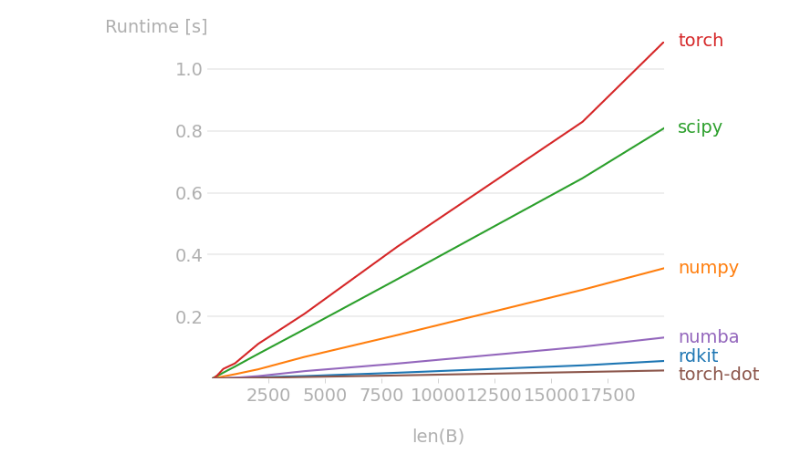
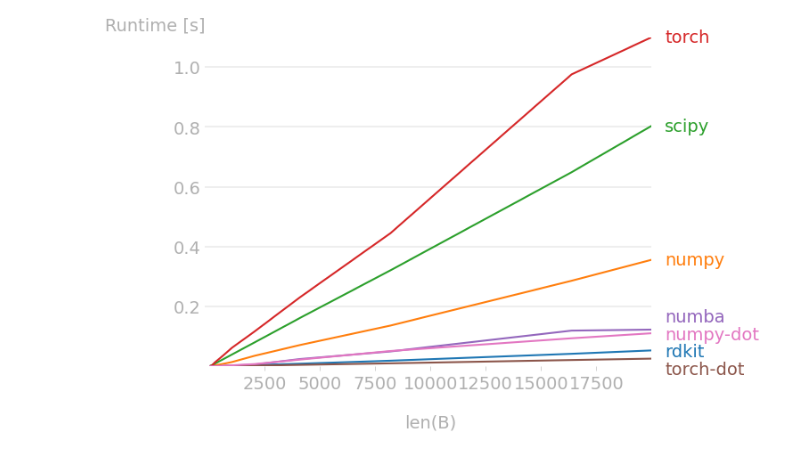
Before and after one commit to maxrdu/tanimoto-similarity, a Jupyter notebook: benchmark.ipynb, the cells around one changed output. Cells and saved outputs as stored; diff of their text form; code cells hidden in the pictures.

```diff
--- a/benchmark.ipynb
+++ b/benchmark.ipynb
@@ -44,23 +44,24 @@ Bt = torch.tensor([list(fp) for fp in FPS]).bool()
 # %%
 ns = [2**k for k in range(4, 15)] + [len(FPS)]
 
 out = perfplot.show(
     setup=lambda n: n,
     kernels=[
         lambda n: tanimoto_similarity(SIMPLE_FPS, FPS[:n], method="rdkit", convert=False),
         lambda n: tanimoto_similarity(A[:n, :], B[:n, :], method="numpy", convert=False),
         lambda n: tanimoto_similarity(A[:n, :], B[:n, :], method="scipy", convert=False),
         lambda n: tanimoto_similarity(At[:n, :], Bt[:n, :], method="torch", convert=False),
         #lambda n: tanimoto_similarity(At[:n, :], Bt[:n, :], method="torch-compile", convert=False),
         lambda n: tanimoto_similarity(At[:n, :].float(), Bt[:n, :].float(), method="torch-dot", convert=False),
         lambda n: tanimoto_similarity(A[:n, :], B[:n, :], method="numba", convert=False),
+        lambda n: tanimoto_similarity(A[:n, :].astype(np.float32), B[:n, :].astype(np.float32), method="numpy-dot", convert=False),
     ],
-    labels=["rdkit", "numpy", "scipy", "torch", "numba", "torch-dot"],
+    labels=["rdkit", "numpy", "scipy", "torch", "numba", "torch-dot", "numpy-dot"],
     n_range=ns,
     xlabel="len(B)",
     logx=False
 )
 # %% [output]
 [interactive output not drawn]
 [interactive output not drawn]
-[figure, old version]
+[figure, new version]
```
